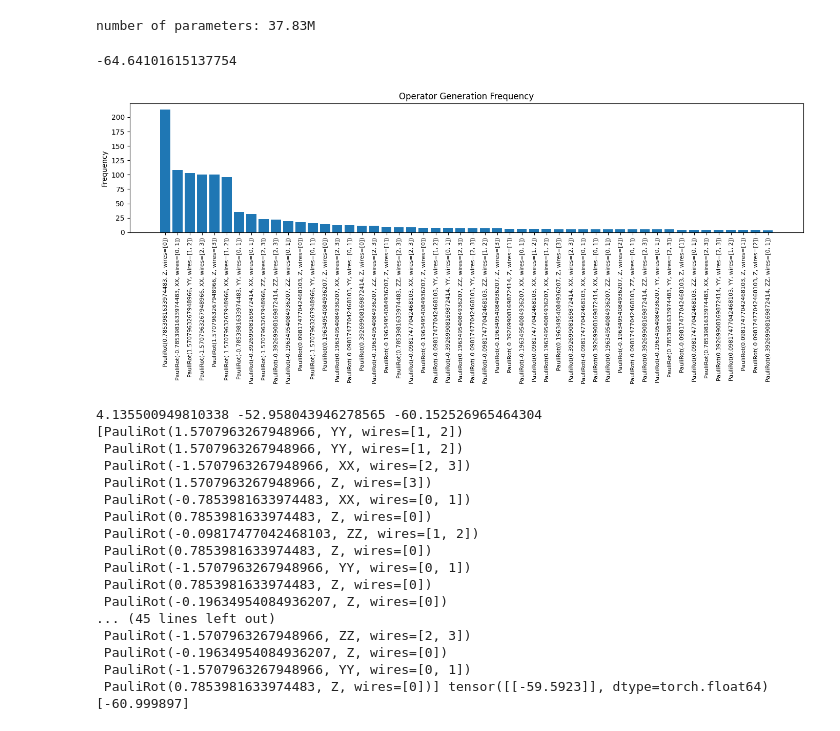
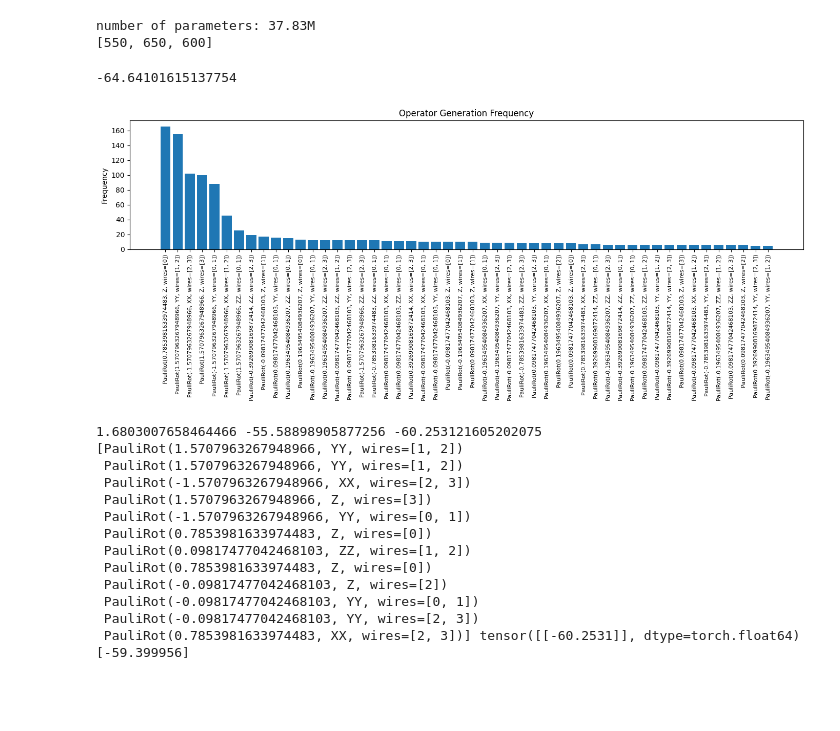
Before and after one commit to Mindbeam-AI/SpinGQE, a Jupyter notebook: postprocessing.ipynb, the cells around one changed output. Saved outputs shown, nothing was run; the diff lists cells and outputs as text; code cells hidden in the pictures; blank space fills up the shorter version.

```diff
--- a/postprocessing.ipynb
+++ b/postprocessing.ipynb
@@ -81,7 +91,7 @@ def average_checkpoints(checkpoint_paths):
 # paths = ["model_a.pth", "model_b.pth", "model_c.pth"]
 # new_weights = average_checkpoints(paths)
 # %%
-dir = "heisenberg_(10,10)(M=10, b=0.3)(37M)"
+dir = "grid_search(37M)/heisenberg_(10,10)(M=10, b=0.3"
 
 with open(f"{dir}/config.json") as f:
     config = json.load(f)
@@ -100,25 +110,25 @@ model = GPTQE(GPTConfig(
 )).to("cpu")
 
 # Load specific checkpoint
-load = torch.load(f"{dir}/checkpoint500.pt", map_location="cpu")
-model.load_state_dict(load["model_state_dict"])
+# load = torch.load(f"{dir}/checkpoint500.pt", map_location="cpu")
+# model.load_state_dict(load["model_state_dict"])
 
 # Load average weights of multiple checkpoints
-# best_epochs = metadata["best checkpoints"]
-# print(best_epochs)
-# paths = [f"{dir}/checkpoint{i}.pt" for i in best_epochs]
-# # paths = ["heisenberg_(10,10)(37M, lrdown,b=1)*/checkpoint300.pt", "heisenberg_(1,10)(37M, lrdown,b=1)*/checkpoint500.pt"]
-# model.load_state_dict(average_checkpoints(paths))
+best_epochs = metadata["best checkpoints"]
+print(best_epochs)
+paths = [f"{dir}/checkpoint{i}.pt" for i in best_epochs]
+# paths = ["heisenberg_(10,10)(37M, lrdown,b=1)*/checkpoint300.pt", "heisenberg_(1,10)(37M, lrdown,b=1)*/checkpoint500.pt"]
+model.load_state_dict(average_checkpoints(paths))
 
-
-op_pool = np.array(build_operator_pool(4), dtype=object)
-ham = gen_hamiltonian(1, 4, 10, 10)
-init_state = [0, 0, 0, 0]
 num_qubits = 4
+op_pool = np.array(build_operator_pool(num_qubits), dtype=object)
+ham = gen_hamiltonian(1, num_qubits, 10, 10)
+init_state = [0] * num_qubits
 grd_E = np.linalg.eigh(qml.matrix(ham))[0][0]
 grd_E
 # %% [output]
 number of parameters: 37.83M
+[550, 650, 600]
 -64.64101615137754
 # %%
 model.eval()
@@ -130,6 +140,7 @@ with torch.no_grad():
         device="cpu"
     )
 
+# best_idx = torch.topk(-pred_Es, k=5, dim=0).indices
 pred_Es = pred_Es.detach().cpu().numpy()
 
 gen_inds = (gen_token_seq[:, 1:] - 1).cpu().numpy()
@@ -141,50 +152,46 @@ for token in gen_op_seq.flatten():
     if token not in tok_dict.keys():
         tok_dict[token] = 1
     else:
         tok_dict[token] += 1
 
 token_str_counts = Counter({str(k): v for k, v in tok_dict.items()})
 
 # Get most common tokens
 top_tokens = token_str_counts.most_common(50)
 labels, values = zip(*top_tokens)
 
 # Plot
 plt.figure(figsize=(14, 6))
 plt.bar(range(len(labels)), values)
 plt.xticks(range(len(labels)), labels, rotation=90, fontsize=8)
 plt.ylabel("Frequency")
 plt.title("Operator Generation Frequency")
 plt.tight_layout()
 plt.show()
 
 mae = np.mean(np.abs(pred_Es - true_Es))
 ave_E = np.mean(true_Es)
 min_E = np.min(true_Es)
 print(mae, ave_E, min_E)
 
 true_Es = torch.tensor(true_Es)
-best_idx = torch.topk(-true_Es, k=5, dim=0).indices
+best_idx = torch.topk(-true_Es, k=1, dim=0).indices
 
 for idx in best_idx:
     print(gen_op_seq[idx], true_Es[idx], pred_Es[idx])
 # %% [output]
-[figure, old version]
+[figure, new version]
-4.135500949810338 -52.958043946278565 -60.152526965464304
+1.6803007658464466 -55.58898905877256 -60.253121605202075
 [PauliRot(1.5707963267948966, YY, wires=[1, 2])
  PauliRot(1.5707963267948966, YY, wires=[1, 2])
  PauliRot(-1.5707963267948966, XX, wires=[2, 3])
  PauliRot(1.5707963267948966, Z, wires=[3])
- PauliRot(-0.7853981633974483, XX, wires=[0, 1])
- PauliRot(0.7853981633974483, Z, wires=[0])
- PauliRot(-0.09817477042468103, ZZ, wires=[1, 2])
- PauliRot(0.7853981633974483, Z, wires=[0])
  PauliRot(-1.5707963267948966, YY, wires=[0, 1])
  PauliRot(0.7853981633974483, Z, wires=[0])
- PauliRot(-0.19634954084936207, Z, wires=[0])
-... (45 lines left out)
- PauliRot(-1.5707963267948966, ZZ, wires=[2, 3])
- PauliRot(-0.19634954084936207, Z, wires=[0])
- PauliRot(-1.5707963267948966, YY, wires=[0, 1])
- PauliRot(0.7853981633974483, Z, wires=[0])] tensor([[-59.5923]], dtype=torch.float64) [-60.999897]
+ PauliRot(0.09817477042468103, ZZ, wires=[1, 2])
+ PauliRot(0.7853981633974483, Z, wires=[0])
+ PauliRot(-0.09817477042468103, Z, wires=[2])
+ PauliRot(-0.09817477042468103, YY, wires=[0, 1])
+ PauliRot(-0.09817477042468103, YY, wires=[2, 3])
+ PauliRot(0.7853981633974483, XX, wires=[2, 3])] tensor([[-60.2531]], dtype=torch.float64) [-59.399956]
 # %%
```
Also changed, not shown: parts of 5 cells of this notebook, 1 other file.
